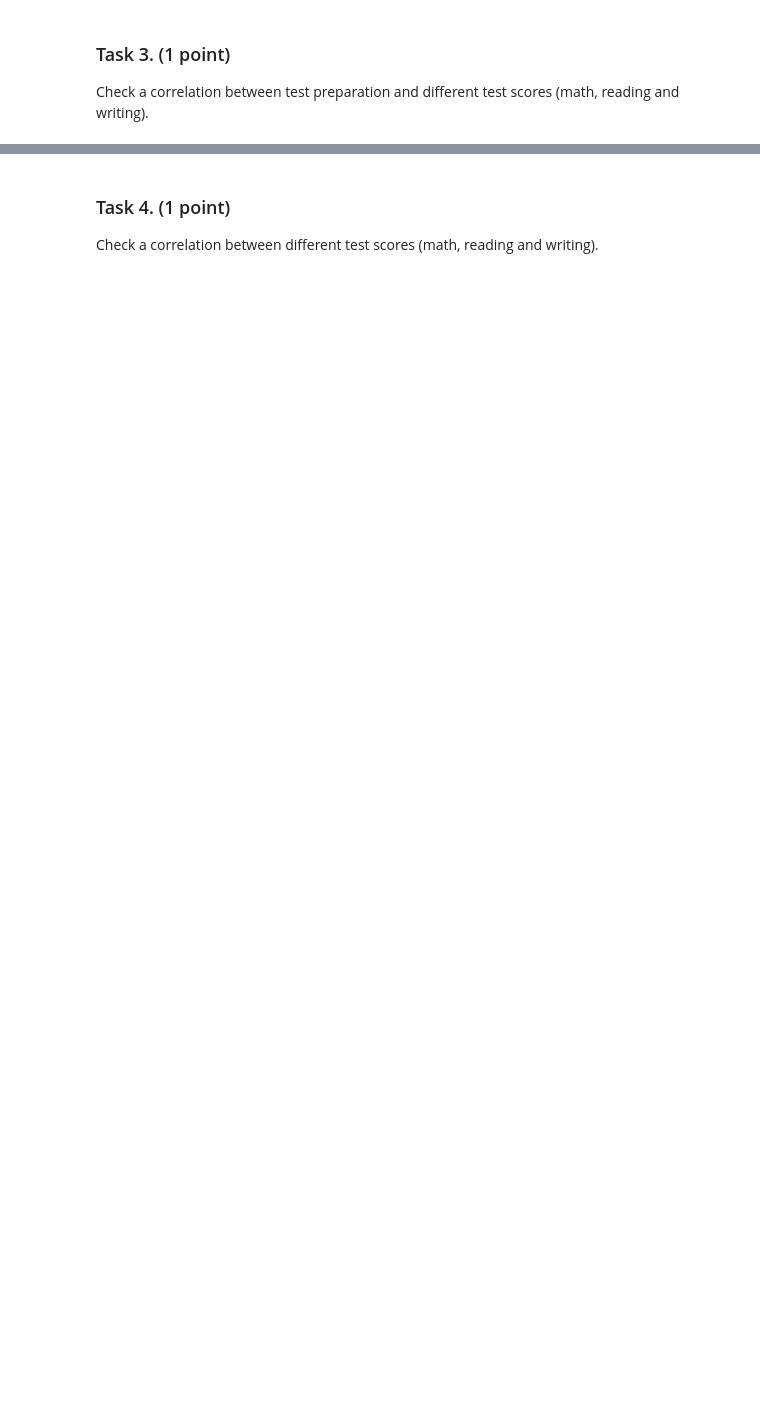
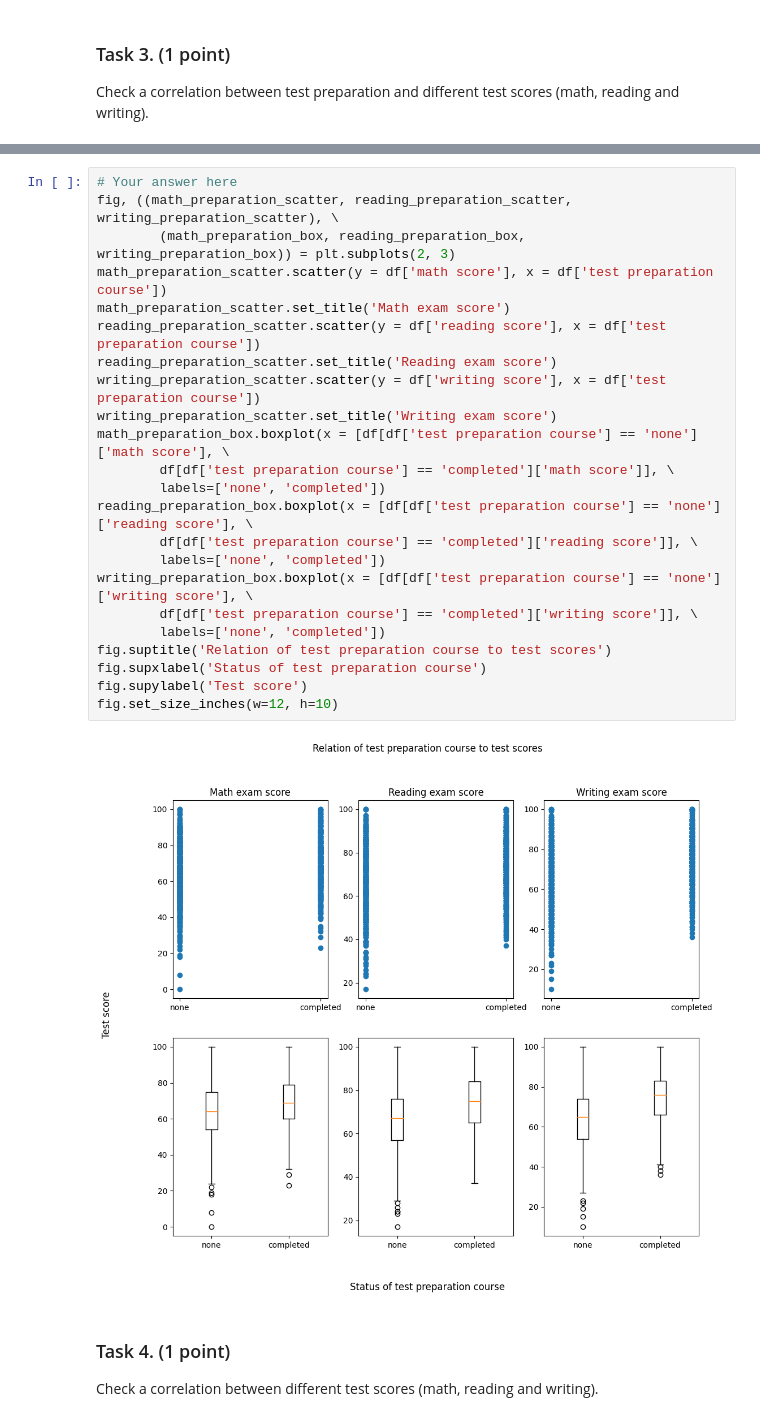
Before and after one commit to BTeclaw/Advanced-Data-Mining, a Jupyter notebook: ADM_Homework4/data_visualization.ipynb, the cells around one changed output, grey strips where cells are left out. Cells and saved outputs as stored; diff of their text form; blank space fills up the shorter version.

```diff
--- a/ADM_Homework4/data_visualization.ipynb
+++ b/ADM_Homework4/data_visualization.ipynb
@@ -254,3 +255,28 @@ Check a correlation between test preparation and different test scores (math, re
+# %%
+# Your answer here
+fig, ((math_preparation_scatter, reading_preparation_scatter, writing_preparation_scatter), \
+        (math_preparation_box, reading_preparation_box, writing_preparation_box)) = plt.subplots(2, 3)
+math_preparation_scatter.scatter(y = df['math score'], x = df['test preparation course'])
+math_preparation_scatter.set_title('Math exam score')
+reading_preparation_scatter.scatter(y = df['reading score'], x = df['test preparation course'])
+reading_preparation_scatter.set_title('Reading exam score')
+writing_preparation_scatter.scatter(y = df['writing score'], x = df['test preparation course'])
+writing_preparation_scatter.set_title('Writing exam score')
+math_preparation_box.boxplot(x = [df[df['test preparation course'] == 'none']['math score'], \
+        df[df['test preparation course'] == 'completed']['math score']], \
+        labels=['none', 'completed'])
+reading_preparation_box.boxplot(x = [df[df['test preparation course'] == 'none']['reading score'], \
+        df[df['test preparation course'] == 'completed']['reading score']], \
+        labels=['none', 'completed'])
+writing_preparation_box.boxplot(x = [df[df['test preparation course'] == 'none']['writing score'], \
+        df[df['test preparation course'] == 'completed']['writing score']], \
+        labels=['none', 'completed'])
+fig.suptitle('Relation of test preparation course to test scores')
+fig.supxlabel('Status of test preparation course')
+fig.supylabel('Test score')
+fig.set_size_inches(w=12, h=10)
+# %% [output]
+[figure, added]
 # %% [markdown]
 ### Task 4. (1 point)
 
```
Also changed, not shown: parts of 8 cells of this notebook.
